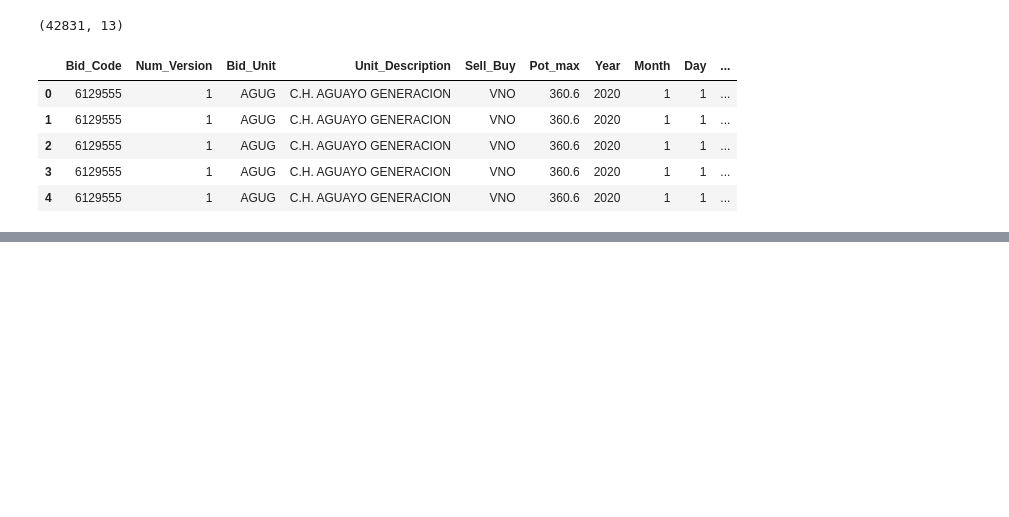
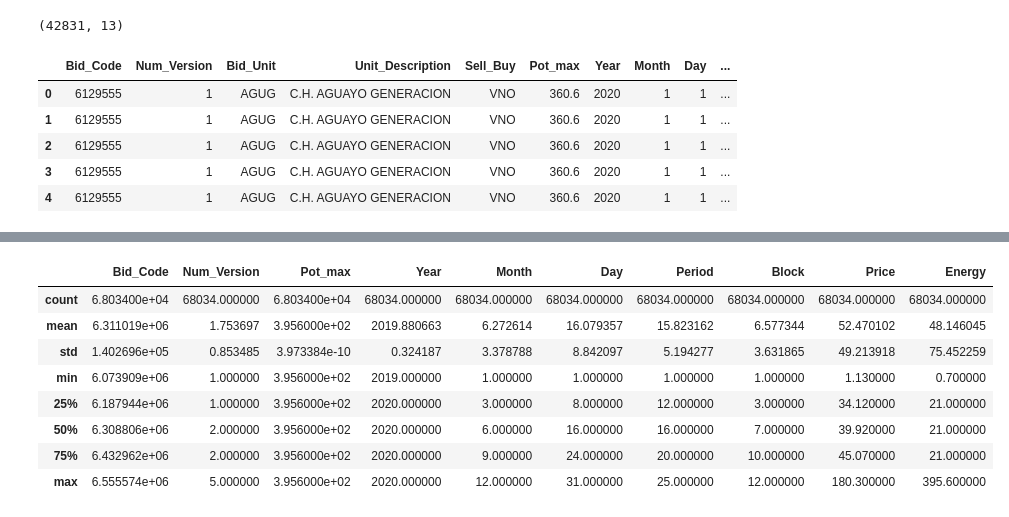
Before and after one commit to luisdelpozo/TFM, a Jupyter notebook: TFM_df_sel_unit_v0.ipynb, the cells around one changed output, grey strips where cells are left out. Saved outputs shown, nothing was run; the diff lists cells and outputs as text; code cells hidden in the pictures; blank space fills up the shorter version.

```diff
--- a/TFM_df_sel_unit_v0.ipynb
+++ b/TFM_df_sel_unit_v0.ipynb
@@ -454,0 +486,2 @@ df_AGUAYO_GEN.to_csv('/home/dsc/Documents/TFM/Data/OMIE/OMIE_AGUAYO_GEN/OMIE_AGU
+# %%
+df_PALOS2 = df_sel_unit('PALOS2')
@@ -454,0 +490,12 @@ df_AGUAYO_GEN.to_csv('/home/dsc/Documents/TFM/Data/OMIE/OMIE_AGUAYO_GEN/OMIE_AGU
+# %%
+df_PALOS2.describe()
+# %% [output]
+|  | Bid_Code | Num_Version | Pot_max | Year | Month | Day | Period | Block | Price | Energy |
+| count | 6.803400e+04 | 68034.000000 | 6.803400e+04 | 68034.000000 | 68034.000000 | 68034.000000 | 68034.000000 | 68034.000000 | 68034.000000 | 68034.000000 |
+| mean | 6.311019e+06 | 1.753697 | 3.956000e+02 | 2019.880663 | 6.272614 | 16.079357 | 15.823162 | 6.577344 | 52.470102 | 48.146045 |
+| std | 1.402696e+05 | 0.853485 | 3.973384e-10 | 0.324187 | 3.378788 | 8.842097 | 5.194277 | 3.631865 | 49.213918 | 75.452259 |
+| min | 6.073909e+06 | 1.000000 | 3.956000e+02 | 2019.000000 | 1.000000 | 1.000000 | 1.000000 | 1.000000 | 1.130000 | 0.700000 |
+| 25% | 6.187944e+06 | 1.000000 | 3.956000e+02 | 2020.000000 | 3.000000 | 8.000000 | 12.000000 | 3.000000 | 34.120000 | 21.000000 |
+| 50% | 6.308806e+06 | 2.000000 | 3.956000e+02 | 2020.000000 | 6.000000 | 16.000000 | 16.000000 | 7.000000 | 39.920000 | 21.000000 |
+| 75% | 6.432962e+06 | 2.000000 | 3.956000e+02 | 2020.000000 | 9.000000 | 24.000000 | 20.000000 | 10.000000 | 45.070000 | 21.000000 |
+| max | 6.555574e+06 | 5.000000 | 3.956000e+02 | 2020.000000 | 12.000000 | 31.000000 | 25.000000 | 12.000000 | 180.300000 | 395.600000 |
```
Also changed, not shown: parts of 12 cells of this notebook.
